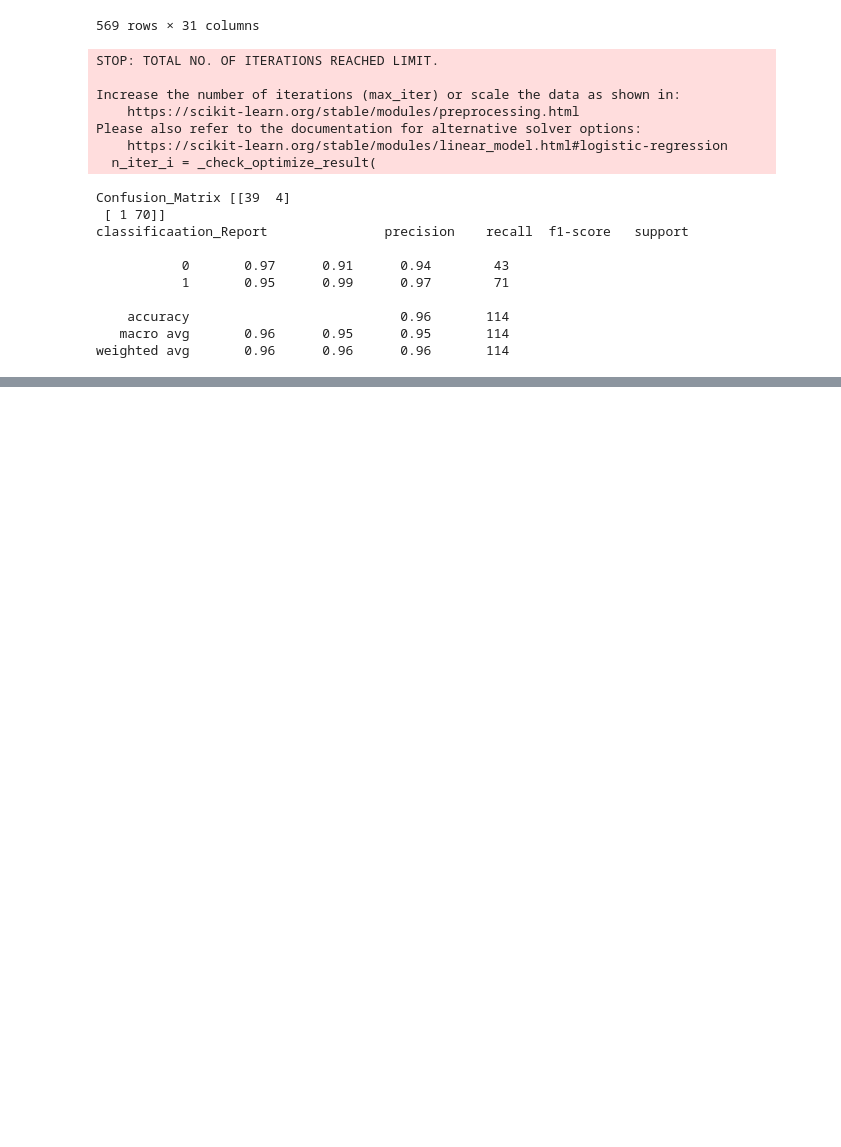
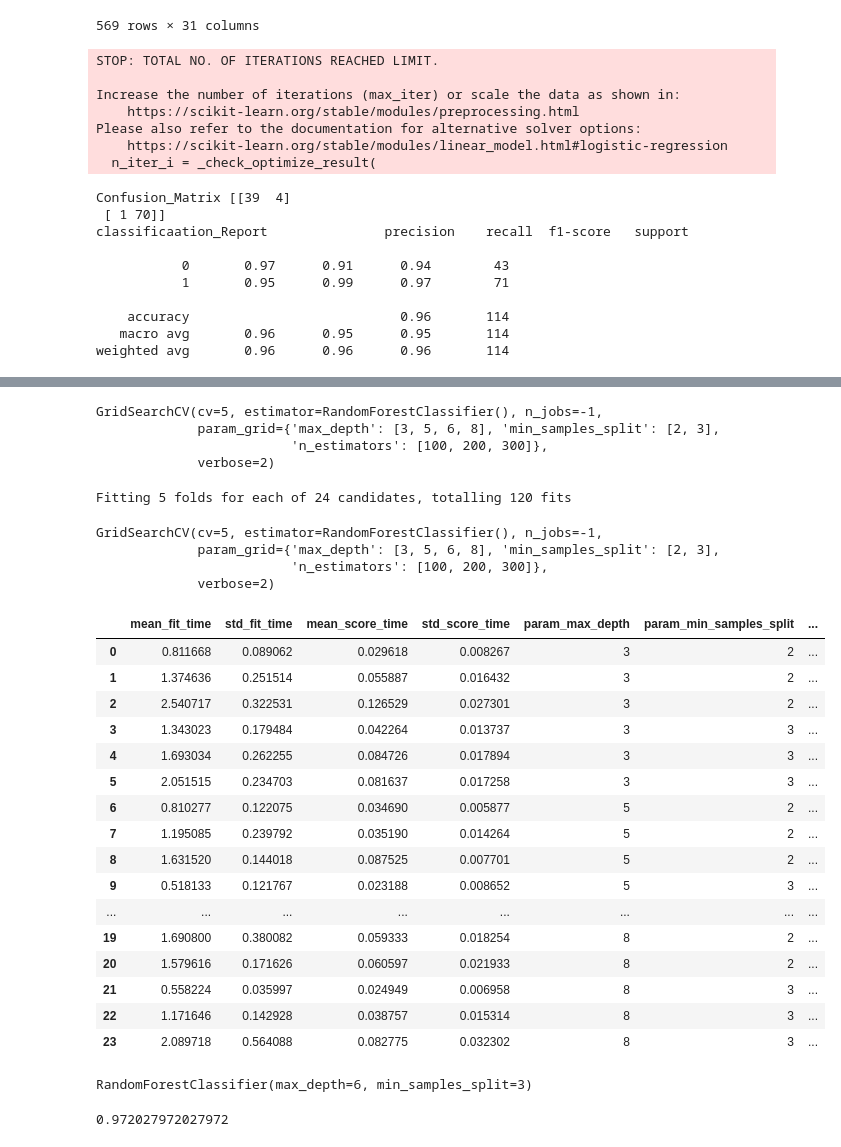
Before and after one commit to Ritesh24f1001677/MACHINE_LEARNING, a Jupyter notebook: OPPE2_Practice_Har_Har_Mahadev.ipynb, the cells around one changed output, grey strips where cells are left out. Saved outputs shown, nothing was run; the diff lists cells and outputs as text; code cells hidden in the pictures; blank space fills up the shorter version.

```diff
--- a/OPPE2_Practice_Har_Har_Mahadev.ipynb
+++ b/OPPE2_Practice_Har_Har_Mahadev.ipynb
@@ -763,0 +974,57 @@ weighted avg       0.96      0.96      0.96       114
+# %%
+# grid search
+from sklearn.model_selection import GridSearchCV
+params={
+    'max_depth': [3,5,6,8],
+    'n_estimators':[100,200,300],
+    'min_samples_split':[2,3]
+}
+# %%
+gs=GridSearchCV(estimator=RandomForestClassifier(),
+             param_grid=params,
+             cv=5,
+             n_jobs=-1,
+             verbose=2
+             )
+gs
+# %% [output]
+GridSearchCV(cv=5, estimator=RandomForestClassifier(), n_jobs=-1,
+             param_grid={'max_depth': [3, 5, 6, 8], 'min_samples_split': [2, 3],
+                         'n_estimators': [100, 200, 300]},
+             verbose=2)
+# %%
+gs.fit(X_train,y_train)
+# %% [output]
+Fitting 5 folds for each of 24 candidates, totalling 120 fits
+GridSearchCV(cv=5, estimator=RandomForestClassifier(), n_jobs=-1,
+             param_grid={'max_depth': [3, 5, 6, 8], 'min_samples_split': [2, 3],
+                         'n_estimators': [100, 200, 300]},
+             verbose=2)
+# %%
+pd.DataFrame(gs.cv_results_)
+# %% [output]
+|  | mean_fit_time | std_fit_time | mean_score_time | std_score_time | param_max_depth | param_min_samples_split | ... |
+| 0 | 0.811668 | 0.089062 | 0.029618 | 0.008267 | 3 | 2 | ... |
+| 1 | 1.374636 | 0.251514 | 0.055887 | 0.016432 | 3 | 2 | ... |
+| 2 | 2.540717 | 0.322531 | 0.126529 | 0.027301 | 3 | 2 | ... |
+| 3 | 1.343023 | 0.179484 | 0.042264 | 0.013737 | 3 | 3 | ... |
+| 4 | 1.693034 | 0.262255 | 0.084726 | 0.017894 | 3 | 3 | ... |
+| 5 | 2.051515 | 0.234703 | 0.081637 | 0.017258 | 3 | 3 | ... |
+| 6 | 0.810277 | 0.122075 | 0.034690 | 0.005877 | 5 | 2 | ... |
+| 7 | 1.195085 | 0.239792 | 0.035190 | 0.014264 | 5 | 2 | ... |
+| 8 | 1.631520 | 0.144018 | 0.087525 | 0.007701 | 5 | 2 | ... |
+| 9 | 0.518133 | 0.121767 | 0.023188 | 0.008652 | 5 | 3 | ... |
+| ... | ... | ... | ... | ... | ... | ... | ... |
+| 19 | 1.690800 | 0.380082 | 0.059333 | 0.018254 | 8 | 2 | ... |
+| 20 | 1.579616 | 0.171626 | 0.060597 | 0.021933 | 8 | 2 | ... |
+| 21 | 0.558224 | 0.035997 | 0.024949 | 0.006958 | 8 | 3 | ... |
+| 22 | 1.171646 | 0.142928 | 0.038757 | 0.015314 | 8 | 3 | ... |
+| 23 | 2.089718 | 0.564088 | 0.082775 | 0.032302 | 8 | 3 | ... |
+# %%
+gs.best_estimator_
+# %% [output]
+RandomForestClassifier(max_depth=6, min_samples_split=3)
+# %%
+gs.best_estimator_.score(X_test,y_test)
+# %% [output]
+0.972027972027972
```
Also changed, not shown: parts of 60 cells of this notebook.
